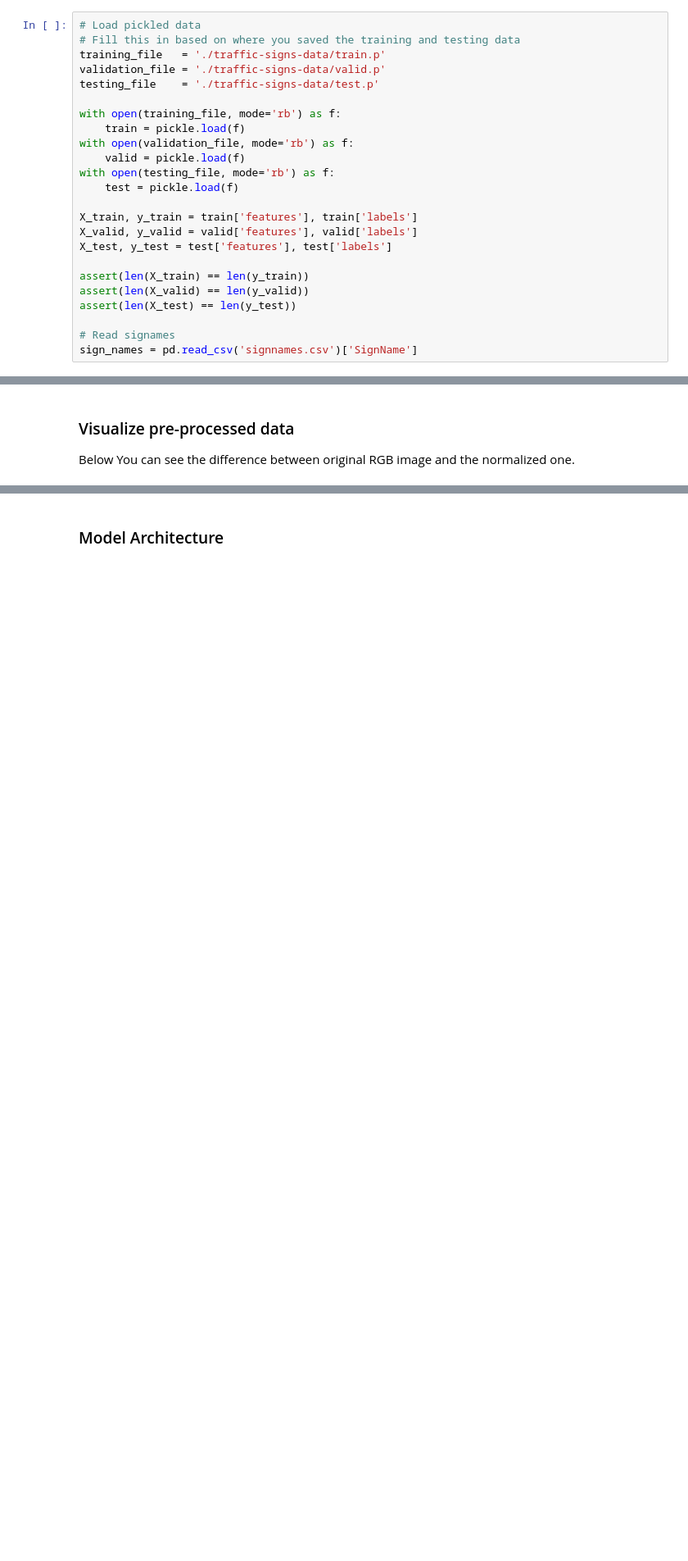
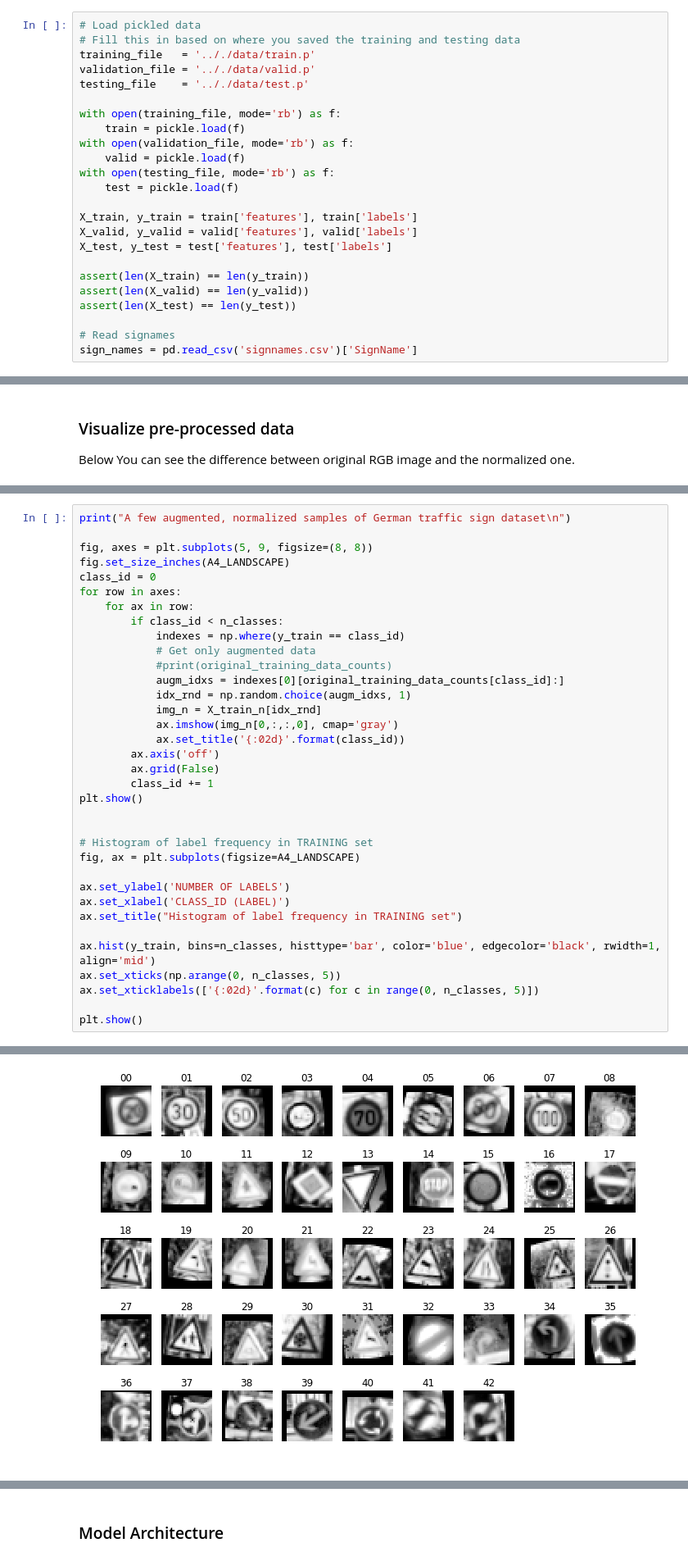
Before and after one commit to luk6xff/SelfDrivingCarND, a Jupyter notebook: CarND-Traffic-Sign-Classifier-P3/Traffic_Sign_Classifier.ipynb, the cells around one changed output, grey strips where cells are left out. Shown at 82% size. Drawn from its saved outputs; the diff is of its cells as text; blank space fills up the shorter version.

```diff
--- a/CarND-Traffic-Sign-Classifier-P3/Traffic_Sign_Classifier.ipynb
+++ b/CarND-Traffic-Sign-Classifier-P3/Traffic_Sign_Classifier.ipynb
@@ -43,9 +48,9 @@ A4_LANDSCAPE = A4_PORTRAIT[::-1]
 # %%
 # Load pickled data
 # Fill this in based on where you saved the training and testing data
-training_file   = './traffic-signs-data/train.p'
-validation_file = './traffic-signs-data/valid.p'
-testing_file    = './traffic-signs-data/test.p'
+training_file   = '.././data/train.p'
+validation_file = '.././data/valid.p'
+testing_file    = '.././data/test.p'
 
 with open(training_file, mode='rb') as f:
     train = pickle.load(f)
@@ -308,0 +412,36 @@ Normalized samples of German traffic sign dataset
+# %%
+print("A few augmented, normalized samples of German traffic sign dataset\n")
+
+fig, axes = plt.subplots(5, 9, figsize=(8, 8))
+fig.set_size_inches(A4_LANDSCAPE)
+class_id = 0
+for row in axes:
+    for ax in row:
+        if class_id < n_classes:
+            indexes = np.where(y_train == class_id)
+            # Get only augmented data
+            #print(original_training_data_counts)
+            augm_idxs = indexes[0][original_training_data_counts[class_id]:]
+            idx_rnd = np.random.choice(augm_idxs, 1)
+            img_n = X_train_n[idx_rnd]
+            ax.imshow(img_n[0,:,:,0], cmap='gray')
+            ax.set_title('{:02d}'.format(class_id))
+        ax.axis('off')
+        ax.grid(False)
+        class_id += 1
+plt.show()
+
+
+# Histogram of label frequency in TRAINING set
+fig, ax = plt.subplots(figsize=A4_LANDSCAPE)
+
+ax.set_ylabel('NUMBER OF LABELS')
+ax.set_xlabel('CLASS_ID (LABEL)')
+ax.set_title("Histogram of label frequency in TRAINING set")
+
+ax.hist(y_train, bins=n_classes, histtype='bar', color='blue', edgecolor='black', rwidth=1, align='mid')
+ax.set_xticks(np.arange(0, n_classes, 5))
+ax.set_xticklabels(['{:02d}'.format(c) for c in range(0, n_classes, 5)])
+
+plt.show()
+# %% [output]
@@ -308,0 +449 @@ Normalized samples of German traffic sign dataset
+[figure, added]
```
Also changed, not shown: parts of 21 cells of this notebook, 11 other files.
